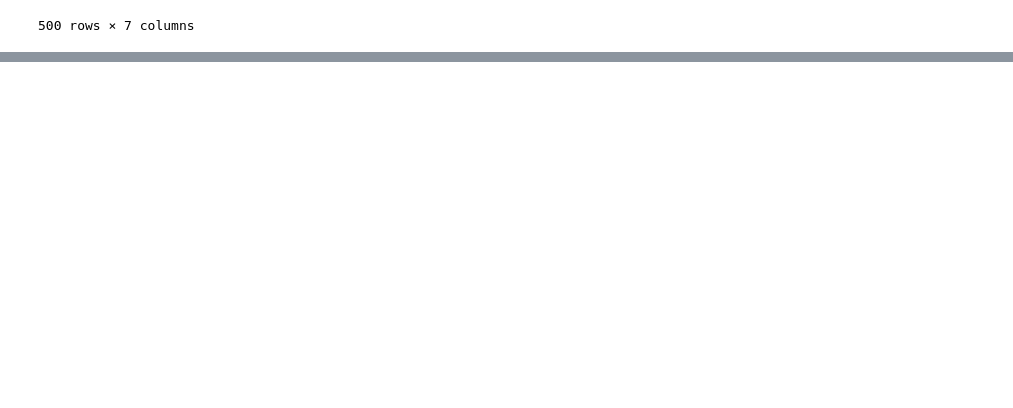
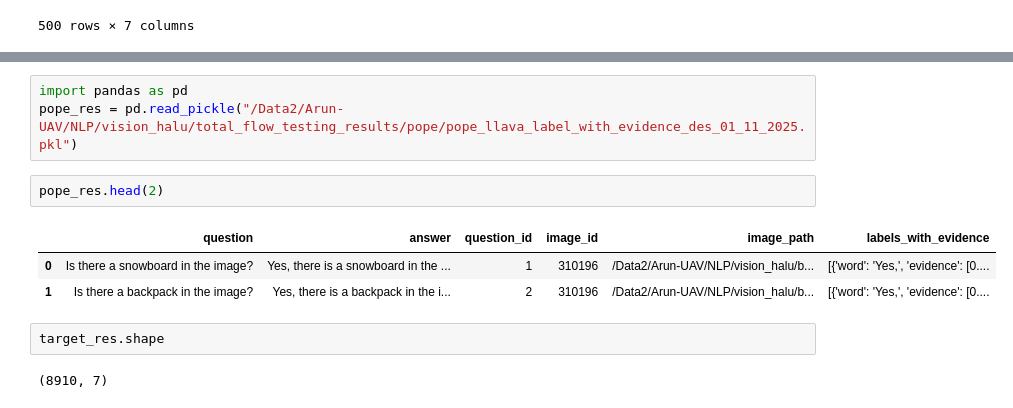
Before and after one commit to sri-harsha-jaladi/vision_hallucination, a Jupyter notebook: helper_nbs/model_hs_gen.ipynb, the cells around one changed output, grey strips where cells are left out. Cells and saved outputs as stored; diff of their text form; blank space fills up the shorter version.

```diff
--- a/helper_nbs/model_hs_gen.ipynb
+++ b/helper_nbs/model_hs_gen.ipynb
@@ -634,0 +638,13 @@ pd.read_csv("/Data2/Arun-UAV/NLP/vision_halu/evidence_head_test_datasets/chair/c
+# %%
+import pandas as pd
+pope_res = pd.read_pickle("/Data2/Arun-UAV/NLP/vision_halu/total_flow_testing_results/pope/pope_llava_label_with_evidence_des_01_11_2025.pkl")
+# %%
+pope_res.head(2)
+# %% [output]
+|  | question | answer | question_id | image_id | image_path | labels_with_evidence |
+| 0 | Is there a snowboard in the image? | Yes, there is a snowboard in the ... | 1 | 310196 | /Data2/Arun-UAV/NLP/vision_halu/b... | [{'word': 'Yes,', 'evidence': [0.... |
+| 1 | Is there a backpack in the image? | Yes, there is a backpack in the i... | 2 | 310196 | /Data2/Arun-UAV/NLP/vision_halu/b... | [{'word': 'Yes,', 'evidence': [0.... |
+# %%
+target_res.shape
+# %% [output]
+(8910, 7)
```
Also changed, not shown: parts of 19 cells of this notebook, 2 other files.
